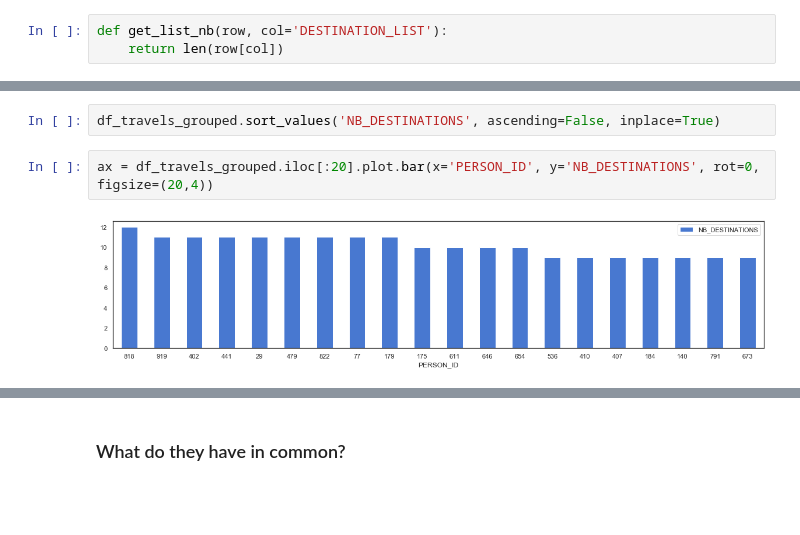
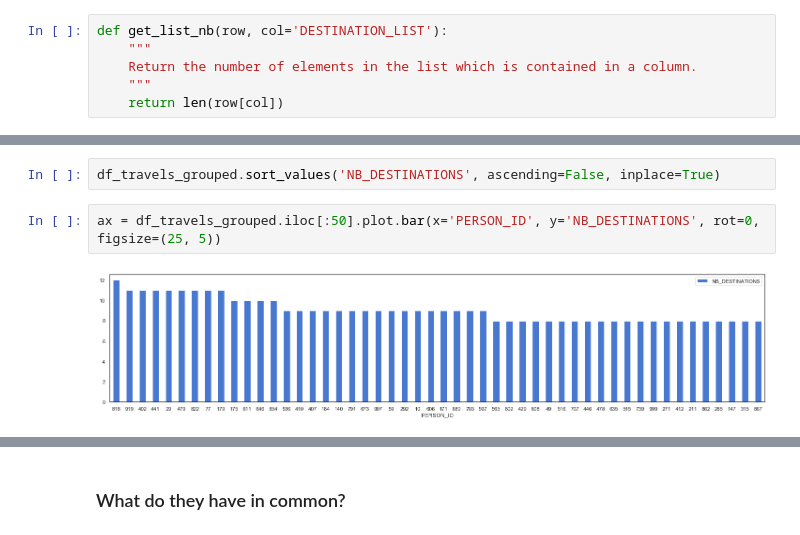
Before and after one commit to ck-unifr/challenge_may_20, a Jupyter notebook: notebook/bi_challenge_solution_may_20.ipynb, the cells around one changed output, grey strips where cells are left out. Cells and saved outputs as stored; diff of their text form; blank space fills up the shorter version.

```diff
--- a/notebook/bi_challenge_solution_may_20.ipynb
+++ b/notebook/bi_challenge_solution_may_20.ipynb
@@ -1732,12 +1732,15 @@ df_travels.shape
 df_travels_grouped = df_travels.groupby('PERSON_ID')['DESTINATION'].apply(list).reset_index(name='DESTINATION_LIST')
 # %%
 def get_list_nb(row, col='DESTINATION_LIST'):
+    """
+    Return the number of elements in the list which is contained in a column.
+    """
     return len(row[col])
 # %%
 df_travels_grouped['NB_DESTINATIONS'] = df_travels_grouped.apply(get_list_nb, axis=1)
 # %%
 df_travels_grouped.sort_values('NB_DESTINATIONS', ascending=False, inplace=True)
 # %%
-ax = df_travels_grouped.iloc[:20].plot.bar(x='PERSON_ID', y='NB_DESTINATIONS', rot=0, figsize=(20,4))
+ax = df_travels_grouped.iloc[:50].plot.bar(x='PERSON_ID', y='NB_DESTINATIONS', rot=0, figsize=(25, 5))
 # %% [output]
-[figure, old version]
+[figure, new version]
```
Also changed, not shown: parts of 4 cells of this notebook.
